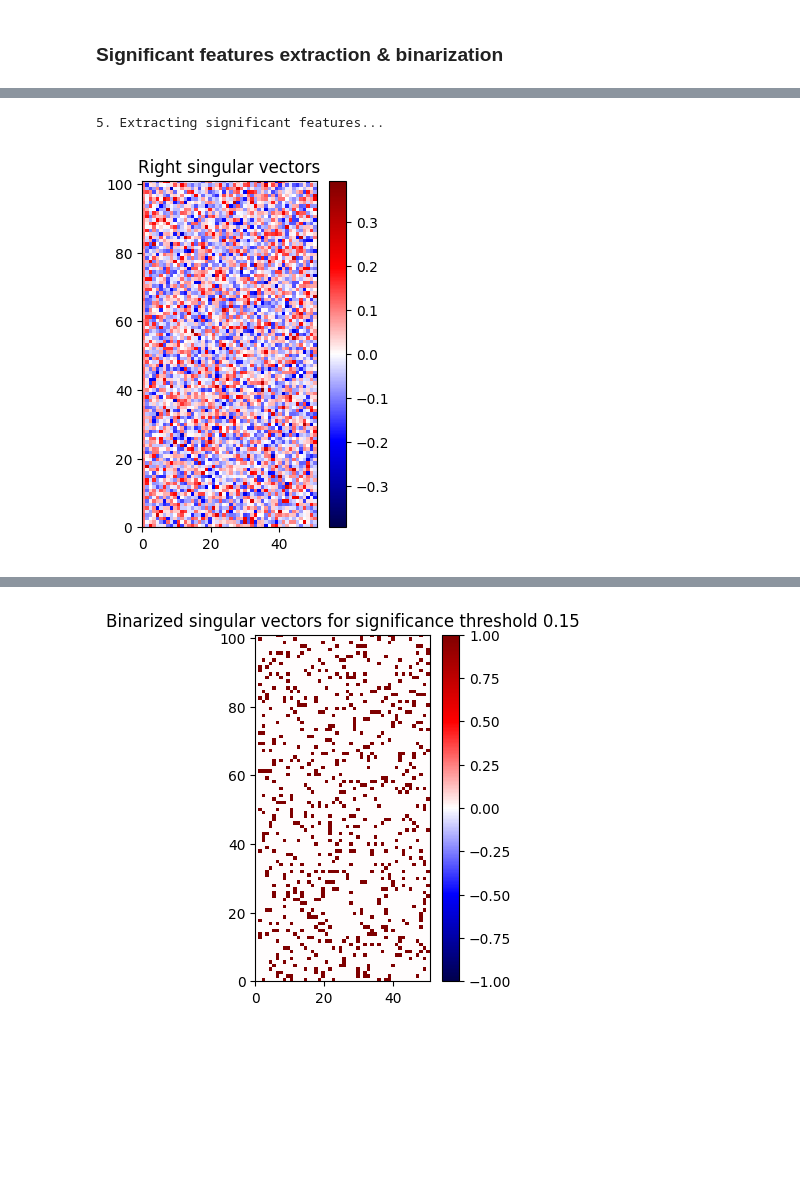
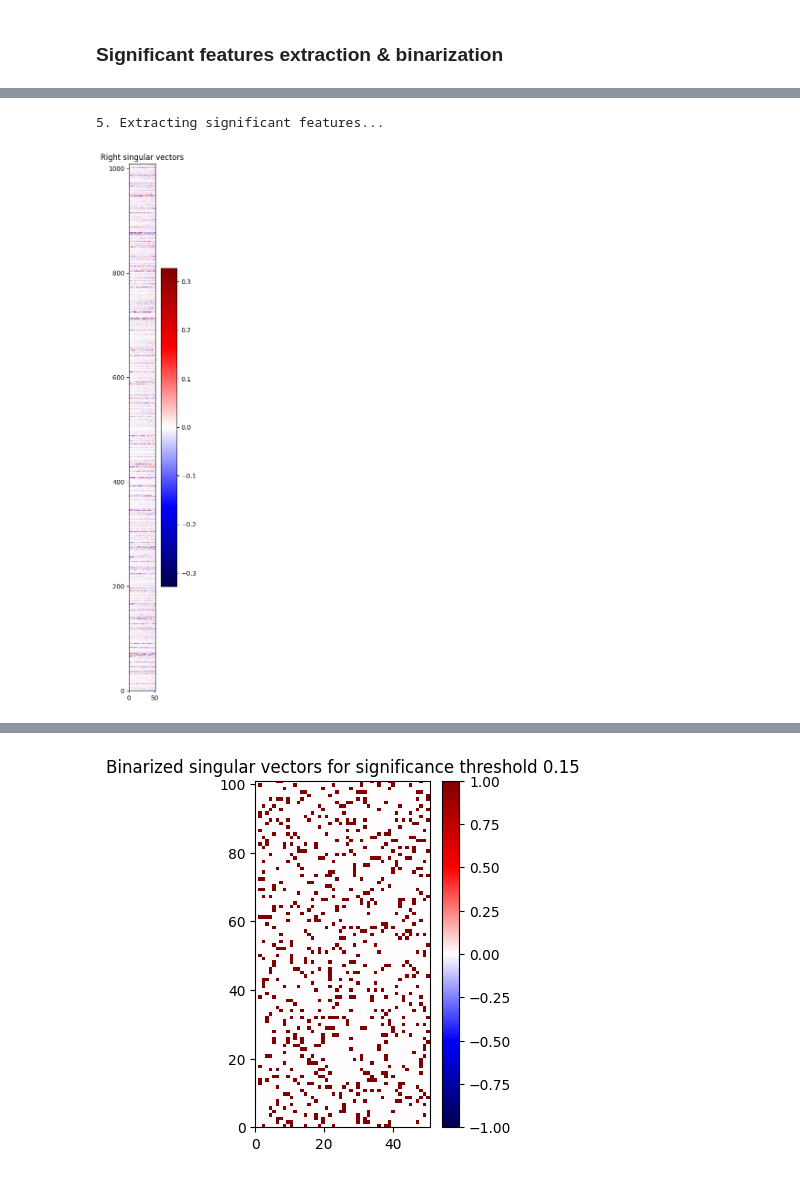
Before and after one commit to Ali-AliAli-Ali/binarize-inverse-interpret, a Jupyter notebook: regnetx_imagenet/bin_features_imagenet_cifar.ipynb, the cells around one changed output, grey strips where cells are left out. Drawn from its saved outputs; the diff is of its cells as text; code cells hidden in the pictures; blank space fills up the shorter version.

Commit message:
To correct reduced weights

```diff
--- a/regnetx_imagenet/bin_features_imagenet_cifar.ipynb
+++ b/regnetx_imagenet/bin_features_imagenet_cifar.ipynb
@@ -476,7 +476,7 @@ Best accuracy: 56.66%
 # %% [markdown]
 Or download it fine-tuned from checkpoint:
 # %%
-checkpoint_path = "/home/user/Desktop/o-net-experiments/regnetx_imagenet/checkpoints/RegNetX_3_2_CIFAR100_57.34.pth"
+checkpoint_path = "checkpoints/RegNetX_3_2_CIFAR100_57.34.pth"
 print("[ ] Loading checkpoints from path:", checkpoint_path, "...")
 checkpoint = torch.load(checkpoint_path)
 print("[V] Checkpoints loaded")
@@ -664,7 +658,7 @@ n_svd_components = 50
 
 print("\n4. SVD...\n")
 svd = TruncatedSVD(n_components=n_svd_components, random_state=seed)
-svd.fit(weights_fused.cpu().t())
+weights_reduced = svd.fit_transform(weights_fused.cpu())
 print("    Explained variance ratio:", svd.explained_variance_ratio_.sum())
 # %% [output]
 4. SVD...
@@ -673,11 +671,11 @@ print("    Explained variance ratio:", svd.explained_variance_ratio_.sum())
 # %%
 print("\n5. Extracting significant features...\n")
 svd_right_sing_vecs = svd.components_  # [n_svd_components, 1008*H*W]
 plot_heatmap(
     np.transpose(svd_right_sing_vecs),
-    figsize=(3, 4.5),
+    figsize=(3, 15),
     title="Right singular vectors"
 )
 # %% [output]
 5. Extracting significant features...
-[figure, old version]
+[figure, new version]
```
Also changed, not shown: parts of 25 cells of this notebook.
